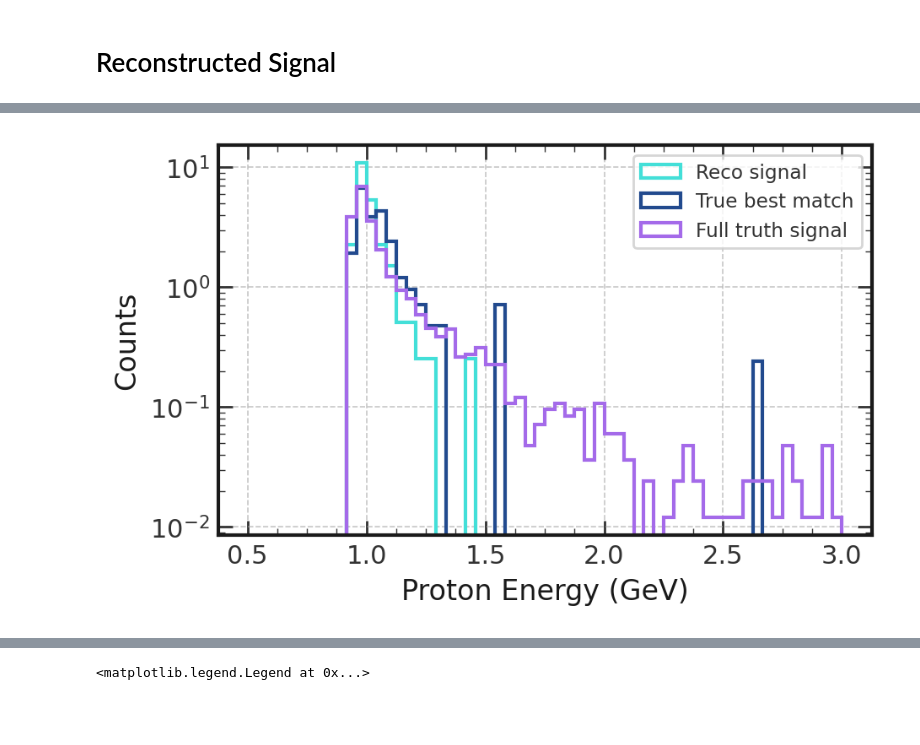
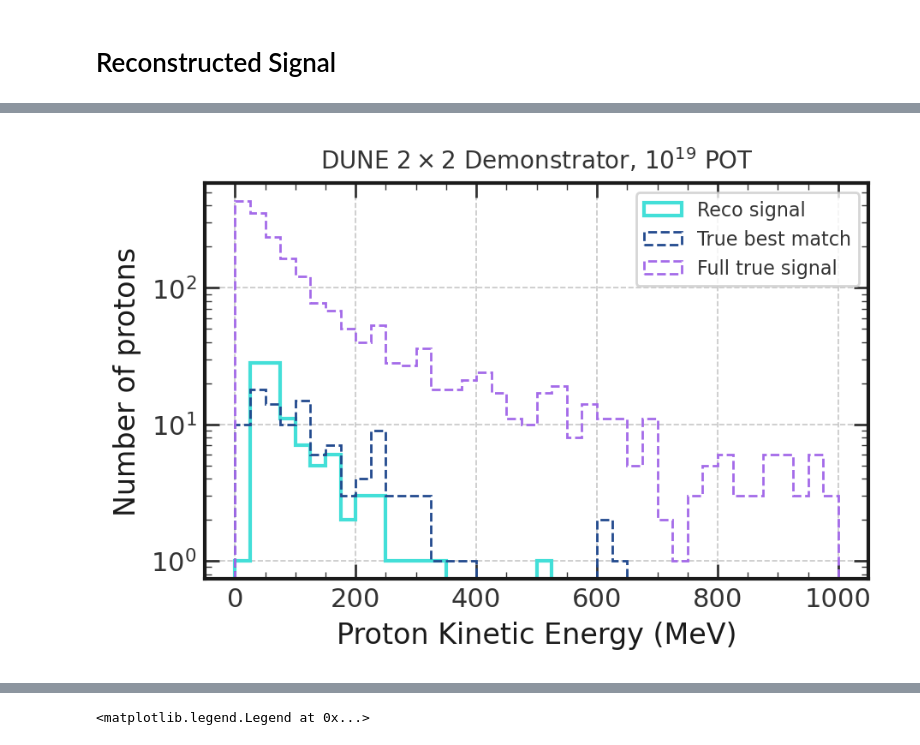
Before and after one commit to gkufatty/neutron-multiplicity, a Jupyter notebook: examples/neutron_selection_caf.ipynb, the cells around one changed output, grey strips where cells are left out. Drawn from its saved outputs; the diff is of its cells as text; code cells hidden in the pictures; blank space fills up the shorter version.

```diff
--- a/examples/neutron_selection_caf.ipynb
+++ b/examples/neutron_selection_caf.ipynb
@@ -497,9 +501,9 @@ def signal_definition_prim(ev_data, pdg, mask):
 #cut: require a reco vtx to produce a reco track
 #cut: require reco vtx to produce track that exit 2x2 downstream
 #cut: require reco vtx to produce track that exit 2x2 downstream
-def track_selection_signal(ev_data):
+def track_selection_signal(ev_data,ev):
 
-    #minerva_data = caf_reader.get_minerva_data(df.iloc[ev])
+    minerva_data = caf_reader.get_minerva_data(df.iloc[ev])
     x_start_track  = ev_data['rec.nd.lar.dlp.tracks.start.x']
     y_start_track = ev_data['rec.nd.lar.dlp.tracks.start.y']
     z_start_track = ev_data['rec.nd.lar.dlp.tracks.start.z']
@@ -519,7 +523,7 @@ def track_selection_signal(ev_data):
 
     track_on_vtx = np.zeros_like(ev_data['rec.common.ixn.dlp.vtx.x'], dtype=bool)
     track_out = np.zeros_like(ev_data['rec.common.ixn.dlp.vtx.x'], dtype=bool)
-    #track_Mx2 = np.zeros_like(ev_data['rec.common.ixn.dlp.vtx.x'], dtype=bool)
+    track_Mx2 = np.zeros_like(ev_data['rec.common.ixn.dlp.vtx.x'], dtype=bool)
 
     for vtx in range(len(ev_data['rec.common.ixn.dlp.vtx.x'])):
         n_reco_tracks = ev_data['rec.nd.lar.dlp.tracks..length'][vtx]
@@ -535,14 +539,14 @@ def track_selection_signal(ev_data):
                 #if the track is found, then check if the track also goes out the boundary
                 if (z_end_track[ip] >= zbound):
                     track_out[vtx] = True
-                    #muon_track = [[x_start_track[ip], y_start_track[ip],z_start_track[ip]],[x_end_track[ip],y_end_track[ip],z_end_track[ip]]]
-                    # bm, overlap, dx, dy, exit_minerva = Mx2_DS_Match(muon_track,minerva_data)
-                    # if (exit_minerva == True) and (bm is not None):
-                    #     track_Mx2[vtx] == True
+                    muon_track = [[x_start_track[ip], y_start_track[ip],z_start_track[ip]],[x_end_track[ip],y_end_track[ip],z_end_track[ip]]]
+                    bm, overlap, dx, dy, exit_minerva = Mx2_DS_Match(muon_track,minerva_data)
+                    if (exit_minerva == True) and (bm is not None):
+                        track_Mx2[vtx] == True
                         # No need to check further if a match is found
 
         track_on_vtx[vtx] = found_match
-    return track_on_vtx,  track_out
+    return track_on_vtx,  track_out, track_Mx2
 # %%
 #check if a true proton was neutron-induced
 def was_neutron_induced(ev_data, vtx_t, proton_parent_id):
@@ -823,17 +1364,21 @@ print(len(track_lenghts_reco), len(track_lenghts_match_truth))
 # %%
-K_proton_bm= [x - pdg_tab.proton_mass/1000 for x in E_bm_proton]
-EE_proton_reco =[x + pdg_tab.proton_mass/1000 for x in E_reco_proton ]
+E_mev_bm_proton = [energy * 1000 for energy in E_bm_proton]
+K_mev_reco_proton = [energy * 1000 for energy in E_reco_proton] #spine returns K
+E_mev_proton = [energy * 1000 for energy in E_proton]
+
+K_proton_bm= [x - pdg_tab.proton_mass for x in E_mev_bm_proton]
+K_proton= [x - pdg_tab.proton_mass for x in E_mev_proton]
 
 
-plt.hist(EE_proton_reco,bins=60,histtype='step', range=[0.5,3], color='#43dfd8', linewidth=1.5, density=True,label=r'Reco signal')
-plt.hist(E_bm_proton,bins=60,histtype='step',range=[0.5,3], color='#224a8e', linewidth=1.5,  density=True,label=r'True best match')
-plt.hist(E_proton,bins=60,histtype='step',range=[0.5,3], color='#a46ae9', linewidth=1.5, linestyle='-', density=True,label=r'Full truth signal')
-plt.xlabel('Proton Energy (GeV)')
-plt.ylabel('Counts')
+plt.hist(K_mev_reco_proton,bins=40,histtype='step', range=[0,1000], color='#43dfd8', linewidth=1.5,label=r'Reco signal')
+plt.hist(K_proton_bm,bins=40,histtype='step',range=[0,1000], color='#224a8e', linewidth=1, linestyle='--',label=r'True best match')
+plt.hist(K_proton,bins=40,histtype='step',range=[0,1000], color='#a46ae9', linewidth=1, linestyle='--',label=r'Full true signal')
+plt.xlabel('Proton Kinetic Energy (MeV)')
+plt.ylabel('Number of protons')
 # plt.title('DUNE 2X2 CAF - True Signal')
 plt.yscale('log')
-plt.legend()
-plt.legend(loc='upper right', fontsize='small')
+plt.title(r'DUNE $2\times 2$ Demonstrator, $ 10^{19}$ POT', fontsize = '10')
+plt.legend(loc='upper right', fontsize='8')
 plt.show()
 # %% [output]
-[figure, old version]
+[figure, new version]
```
Also changed, not shown: parts of 63 cells of this notebook.
